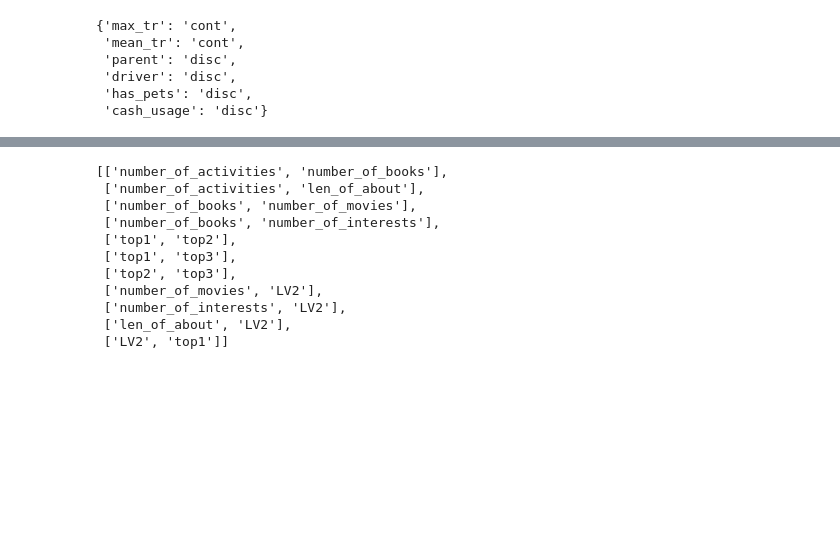
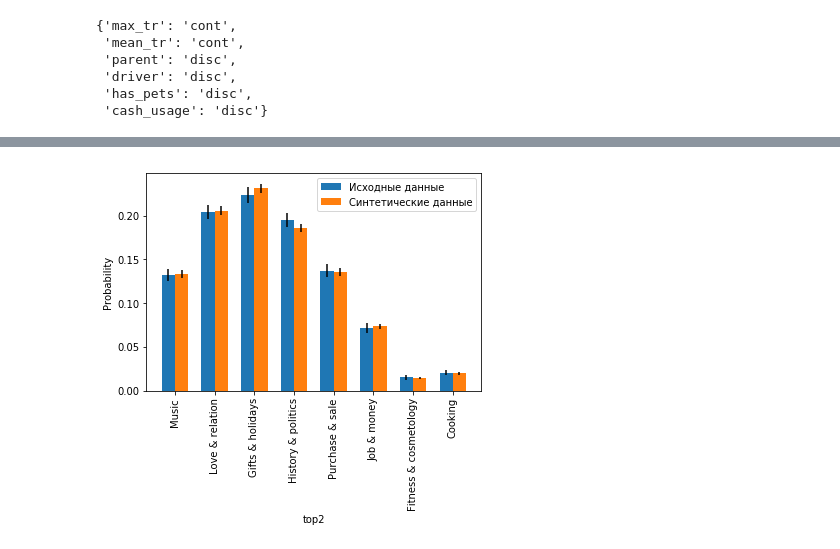
Before and after one commit to aimclub/BAMT, a Jupyter notebook: Example_synth_data.ipynb, the cells around one changed output, grey strips where cells are left out. Cells and saved outputs as stored; diff of their text form; code cells hidden in the pictures; blank space fills up the shorter version.

```diff
--- a/Example_synth_data.ipynb
+++ b/Example_synth_data.ipynb
@@ -38,2 +85,2 @@ data.shape
 # %%
-data = data[['age',	'sex',	'has_high_education',	'relation_status',	'number_of_relatives','len_of_about',	'number_of_activities',	'number_of_books',	'number_of_interests',	'number_of_movies','top1','top2','top3','nodes',	'edges',	'size',	'betweenness_centrality',	'density',	'eigenvector_centrality',	'degree_assortativity_coefficient', 'number_of_followers', 'max_tr',	'mean_tr',	'med_tr', 'parent',	'driver',	'has_pets',	'cash_usage']]
+data = data[['age',	'sex',	'has_high_education',	'relation_status',	'number_of_relatives','len_of_about',	'number_of_activities',	'number_of_books',	'number_of_interests',	'number_of_movies','top1','top2','top3','top4', 'nodes',	'edges',	'size',	'betweenness_centrality',	'density',	'eigenvector_centrality',	'degree_assortativity_coefficient', 'number_of_followers', 'max_tr',	'mean_tr',	'med_tr', 'parent',	'driver',	'has_pets',	'cash_usage']] #'posts_count',	'posts_per_month',	'likes_per_post',	'views_per_post',	'repost_ratio']]
@@ -186,0 +273,9 @@ hybn4 = HyBayesianNetwork(skel4, params4)
+# %%
+hybn_1_3 = connect_partial_bn(hybn1, hybn3, data[['age',	'sex',	'has_high_education',	'relation_status',	'number_of_relatives', 'top1', 'top2', 'top3','top4']], 'LV_2', 5)
+# %%
+interest1 = generate_synthetics(hybn3, 25000)
+interest2 = generate_synthetics(hybn_1_3, 25000)
+# %%
+draw_comparative_hist('top2', data[['top1', 'top2', 'top3', 'top4']], interest2)
+# %% [output]
+[figure, added]
@@ -189,14 +289,0 @@ hybn_2_3 = connect_partial_bn(hybn2, hybn3, data[['len_of_about',	'number_of_act
-# %%
-hybn_2_3.E
-# %% [output]
-[['number_of_activities', 'number_of_books'],
- ['number_of_activities', 'len_of_about'],
- ['number_of_books', 'number_of_movies'],
- ['number_of_books', 'number_of_interests'],
- ['top1', 'top2'],
- ['top1', 'top3'],
- ['top2', 'top3'],
- ['number_of_movies', 'LV2'],
- ['number_of_interests', 'LV2'],
- ['len_of_about', 'LV2'],
- ['LV2', 'top1']]
```
Also changed, not shown: parts of 37 cells of this notebook, 7 other files.
